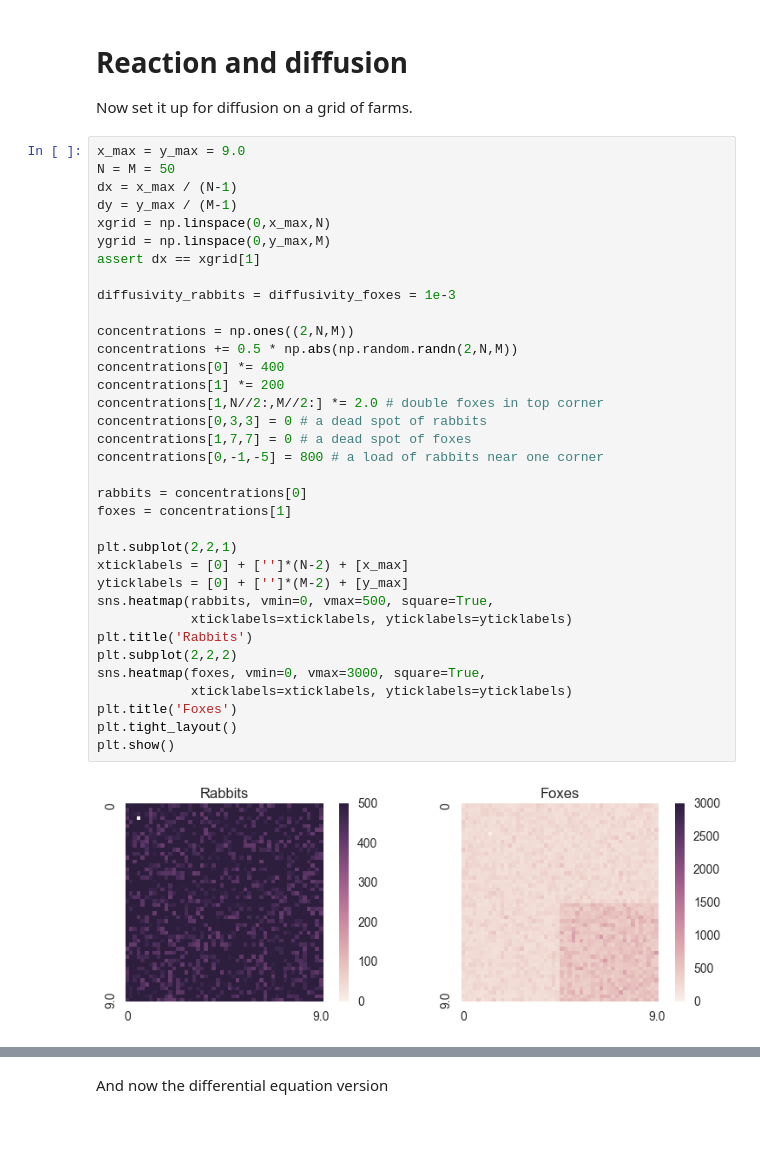
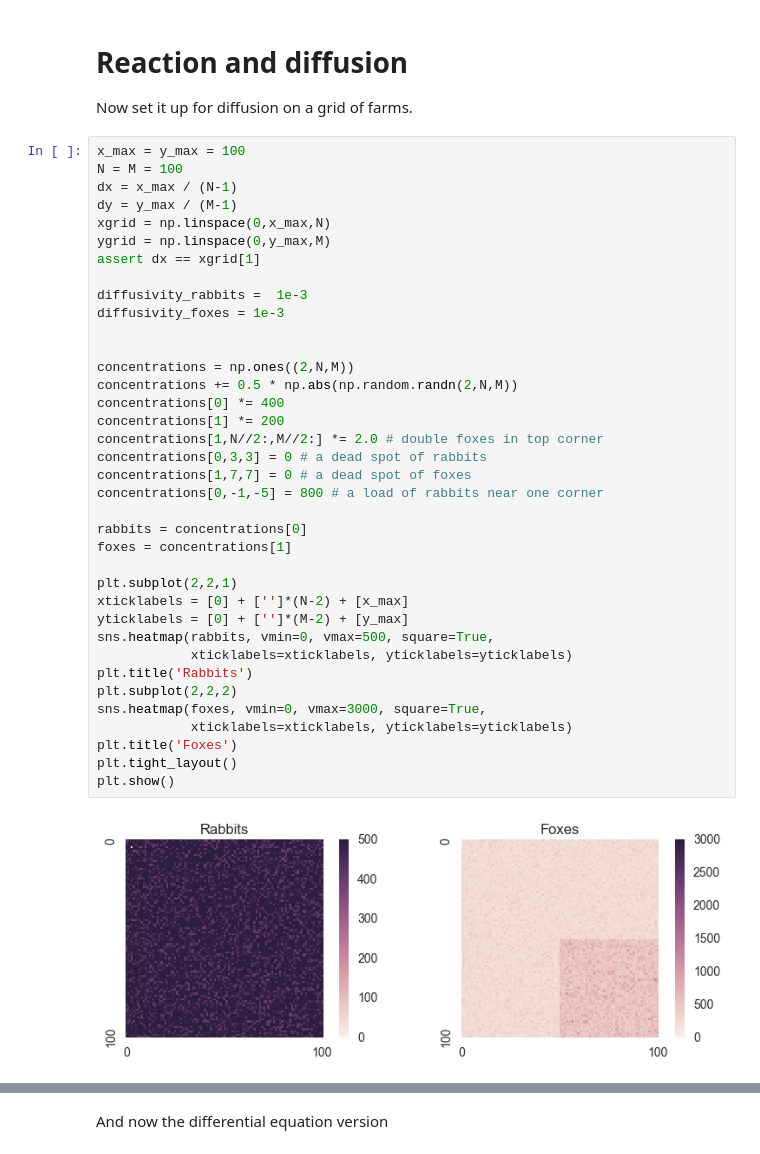
Before and after one commit to dbaugher/rabbits-and-foxes, a Jupyter notebook: rabbits-and-foxes-diffusion.ipynb, the cells around one changed output, grey strips where cells are left out. Drawn from its saved outputs; the diff is of its cells as text.

```diff
--- a/rabbits-and-foxes-diffusion.ipynb
+++ b/rabbits-and-foxes-diffusion.ipynb
@@ -54,42 +54,44 @@ plt.show()
 # Reaction and diffusion
 Now set it up for diffusion on a grid of farms.
 # %%
-x_max = y_max = 9.0
-N = M = 50
+x_max = y_max = 100
+N = M = 100
 dx = x_max / (N-1)
 dy = y_max / (M-1)
 xgrid = np.linspace(0,x_max,N)
 ygrid = np.linspace(0,y_max,M)
 assert dx == xgrid[1]
 
-diffusivity_rabbits = diffusivity_foxes = 1e-3
+diffusivity_rabbits =  1e-3
+diffusivity_foxes = 1e-3
+
 
 concentrations = np.ones((2,N,M))
 concentrations += 0.5 * np.abs(np.random.randn(2,N,M))
 concentrations[0] *= 400
 concentrations[1] *= 200
 concentrations[1,N//2:,M//2:] *= 2.0 # double foxes in top corner
 concentrations[0,3,3] = 0 # a dead spot of rabbits
 concentrations[1,7,7] = 0 # a dead spot of foxes
 concentrations[0,-1,-5] = 800 # a load of rabbits near one corner
 
 rabbits = concentrations[0]
 foxes = concentrations[1]
 
 plt.subplot(2,2,1)
 xticklabels = [0] + ['']*(N-2) + [x_max]
 yticklabels = [0] + ['']*(M-2) + [y_max]
 sns.heatmap(rabbits, vmin=0, vmax=500, square=True,
             xticklabels=xticklabels, yticklabels=yticklabels)
 plt.title('Rabbits')
 plt.subplot(2,2,2)
 sns.heatmap(foxes, vmin=0, vmax=3000, square=True,
             xticklabels=xticklabels, yticklabels=yticklabels)
 plt.title('Foxes')
 plt.tight_layout()
 plt.show()
 # %% [output]
-[figure, old version]
+[figure, new version]
 # %%
 # Some practice while I figure things out
 concentrations_vector  = concentrations.reshape(-1)
```
Also changed, not shown: parts of 5 cells of this notebook, 2 other files.
